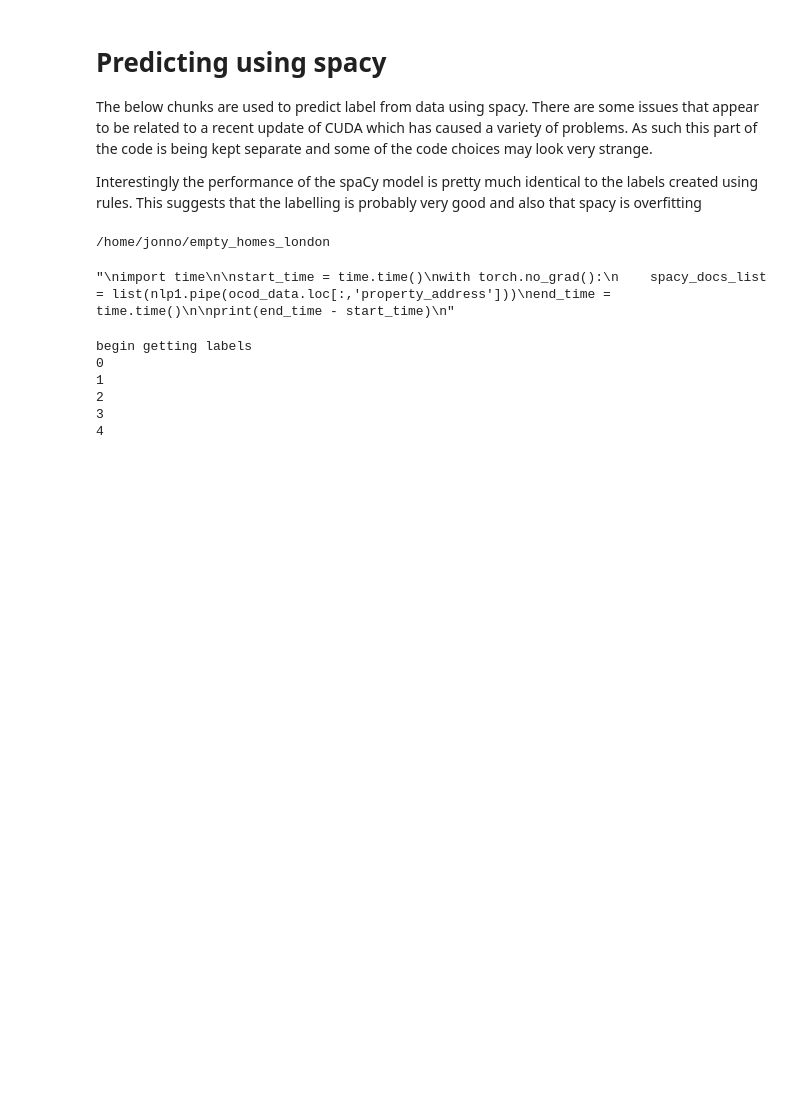
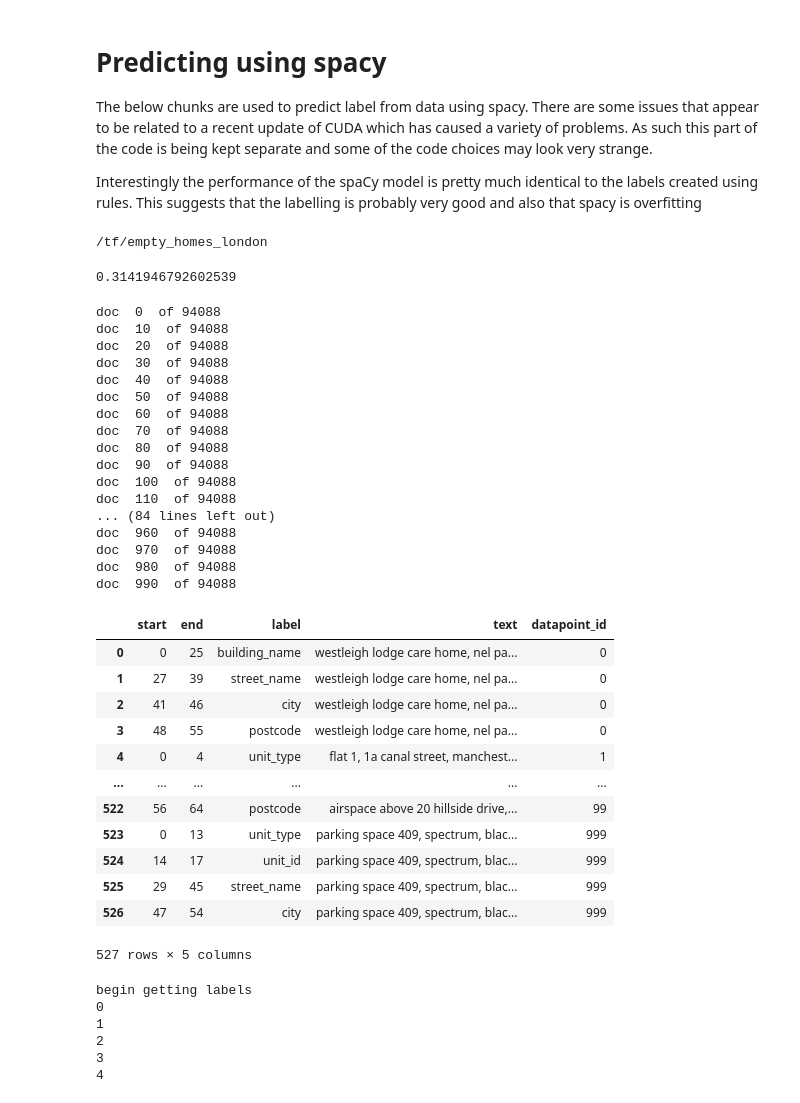
Before and after one commit to JonnoB/enhance_ocod, a Jupyter notebook: Unit tag and span cleaning.ipynb, the cells around one changed output. Cells and saved outputs as stored; diff of their text form; code cells hidden in the pictures; blank space fills up the shorter version.

```diff
--- a/Unit tag and span cleaning.ipynb
+++ b/Unit tag and span cleaning.ipynb
@@ -600,33 +623,91 @@ from address_parsing_helper_functions import load_and_prep_OCOD_data
 import os
 print(os.getcwd())
 
-spacy.require_gpu()
+#spacy.require_gpu()
 #spacy.prefer_gpu()
 
-nlp1 = spacy.load("/home/jonno/empty_homes_data/spacy_data/model-best")
+nlp1 = spacy.load("/tf/empty_homes_data/spacy_data/cpu/model-best")
 
-ocod_data = load_and_prep_OCOD_data('/home/jonno/empty_homes_data/' +'OCOD_FULL_2022_02.csv')
+ocod_data = load_and_prep_OCOD_data('/tf/empty_homes_data/' +'OCOD_FULL_2022_02.csv')
 # %% [output]
-/home/jonno/empty_homes_london
+/tf/empty_homes_london
 # %%
-#takes about 85 minutes with cpu and 2.35 minutes with GPU
+#transformer takes about 85 minutes with cpu and 2.35 minutes with GPU
 #However if there is a recent update to pytorch there can be porblems with the GPU inference https://github.com/explosion/spaCy/issues/8229
 #In addition if nvidia updates something Docker can have difficult to resolve bugs
-"""
+
 import time
 
 start_time = time.time()
-with torch.no_grad():
-    spacy_docs_list = list(nlp1.pipe(ocod_data.loc[:,'property_address']))
+#with torch.no_grad():
+spacy_docs_list = list(nlp1.pipe(ocod_data.loc[1:100,'property_address']))
 end_time = time.time()
 
 print(end_time - start_time)
-"""
+
 #This runtime comparison of spacy using cpu and gpu.
 #GPU about 5-6 times faster for inference on a transformer
 #https://github.com/BlueBrain/Search/issues/337
 # %% [output]
-"\nimport time\n\nstart_time = time.time()\nwith torch.no_grad():\n    spacy_docs_list = list(nlp1.pipe(ocod_data.loc[:,'property_address']))\nend_time = time.time()\n\nprint(end_time - start_time)\n"
+0.3141946792602539
+# %%
+spacy_model_path = "/tf/empty_homes_data/spacy_data/cpu/model-best"
+
+def spacy_pred_fn(spacy_model_path, ocod_data, print_every =1000):
+    nlp1 = spacy.load(spacy_model_path)
+
+    ocod_context = [(ocod_data.loc[x,'property_address'], {'datapoint_id':x}) for x in range(0,ocod_data.shape[0])]
+    i = 0
+    all_entities_json = []
+    for doc, context in list(nlp1.pipe(ocod_context[0:1000], as_tuples = True)):
+
+        #This doesn't print as it is a stream not a conventional loop
+        #if i%print_every==0: print("doc ", i, " of "+ str(ocod_data.shape[0]))
+        #i = i+1
+
+        temp = doc.to_json()
+        temp.pop('tokens')
+        temp.update({'datapoint_id':context['datapoint_id']})
+        all_entities_json = spacy_docs_list + [temp]
+
+    all_entities = pd.json_normalize(all_entities_json, record_path = "ents", meta= ['text', 'datapoint_id'])
+
+    return all_entities
+# %%
+test = spacy_pred_fn(spacy_model_path, ocod_data, print_every =10)
+
+test
+# %% [output]
+doc  0  of 94088
+doc  10  of 94088
+doc  20  of 94088
+doc  30  of 94088
+doc  40  of 94088
+doc  50  of 94088
+doc  60  of 94088
+doc  70  of 94088
+doc  80  of 94088
+doc  90  of 94088
+doc  100  of 94088
+doc  110  of 94088
+... (84 lines left out)
+doc  960  of 94088
+doc  970  of 94088
+doc  980  of 94088
+doc  990  of 94088
+|  | start | end | label | text | datapoint_id |
+| 0 | 0 | 25 | building_name | westleigh lodge care home, nel pa... | 0 |
+| 1 | 27 | 39 | street_name | westleigh lodge care home, nel pa... | 0 |
+| 2 | 41 | 46 | city | westleigh lodge care home, nel pa... | 0 |
+| 3 | 48 | 55 | postcode | westleigh lodge care home, nel pa... | 0 |
+| 4 | 0 | 4 | unit_type | flat 1, 1a canal street, manchest... | 1 |
+| ... | ... | ... | ... | ... | ... |
+| 522 | 56 | 64 | postcode | airspace above 20 hillside drive,... | 99 |
+| 523 | 0 | 13 | unit_type | parking space 409, spectrum, blac... | 999 |
+| 524 | 14 | 17 | unit_id | parking space 409, spectrum, blac... | 999 |
+| 525 | 29 | 45 | street_name | parking space 409, spectrum, blac... | 999 |
+| 526 | 47 | 54 | city | parking space 409, spectrum, blac... | 999 |
+527 rows × 5 columns
 # %%
 target_data = ocod_data.loc[:,'property_address']
 lower = [0, 20000,40000,60000,80000]
```
Also changed, not shown: parts of 7 cells of this notebook, 16 other files.
